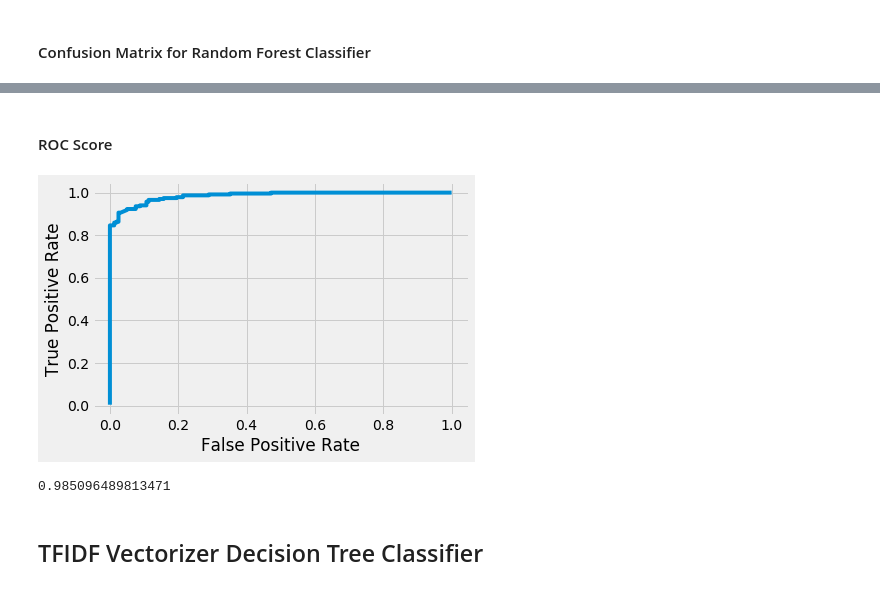
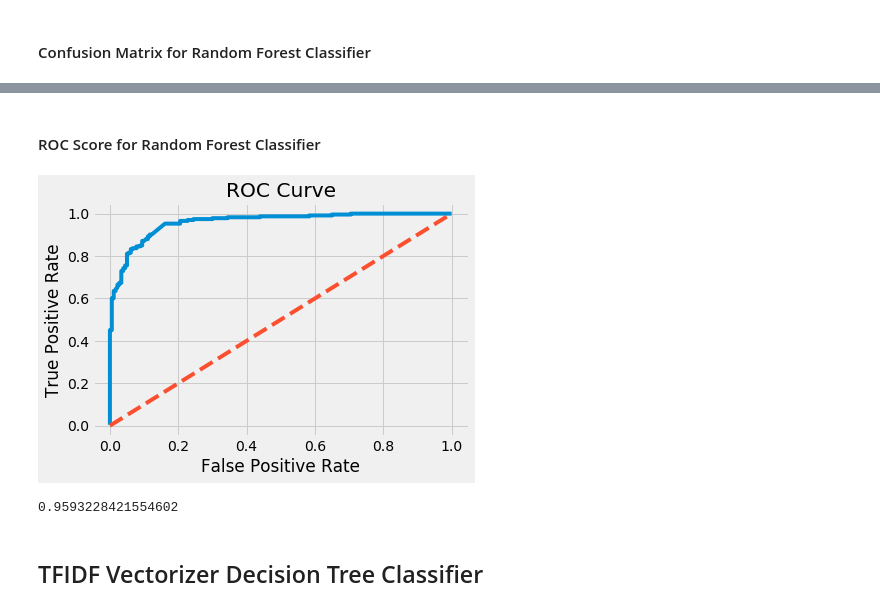
Before and after one commit to jamesdrabinsky/technical_subreddits_classifier, a Jupyter notebook: James Drabinsky_3/Notebooks/3_Modeling_Analysis.ipynb, the cells around one changed output, grey strips where cells are left out. Drawn from its saved outputs; the diff is of its cells as text; code cells hidden in the pictures.

```diff
--- a/James Drabinsky_3/Notebooks/3_Modeling_Analysis.ipynb
+++ b/James Drabinsky_3/Notebooks/3_Modeling_Analysis.ipynb
@@ -60,10 +59,10 @@ pipe = Pipeline([
     ('model', MultinomialNB())])
 # %%
 params = {
-    'tfidf__max_features': [1000],
-    'tfidf__max_df': [0.6],
-    'tfidf__min_df': [3],
-    'tfidf__ngram_range': [(1,2)]
+    'tfidf__max_features': [1000, 2000, 3000],
+    'tfidf__max_df': [0.5, 0.6, 0.7],
+    'tfidf__min_df': [2, 3, 4],
+    'tfidf__ngram_range': [(1,1), (1,2)]
 }
 # %%
 gs_multi = GridSearchCV(pipe, param_grid=params, cv=3)
@@ -273,10 +296,10 @@ pipe = Pipeline([
 # %%
 params = {
-    'tfidf__max_features': [2000],
-    'tfidf__max_df': [0.6],
-    'tfidf__min_df': [3],
+    'tfidf__max_features': [1000, 5000, 10000],
+    'tfidf__max_df': [0.5,0.6,0.7],
+    'tfidf__min_df': [2,3,4],
     'tfidf__ngram_range': [(1,2)],
-    'logreg__penalty': ['l2'],
+    'logreg__penalty': ['l1', 'l2'],
     'logreg__C':  [1e3, 1e4, 1e5],
     'logreg__class_weight': [None, 'balanced']
 }
@@ -542,15 +575,15 @@ pipe = Pipeline([
     ('rf', RandomForestClassifier())])
 # %%
 params = {
-    'tfidf__max_features': [2000],
-    'tfidf__max_df': [0.7],
-    'tfidf__min_df': [4],
+    'tfidf__max_features': [1000, 2000],
+    'tfidf__max_df': [0.5, 0.6, 0.7],
+    'tfidf__min_df': [2,3,4],
     'tfidf__ngram_range': [(1,2)],
-    'rf__n_estimators': [100],
+    'rf__n_estimators': [50, 100],
     'rf__n_jobs': [1],
-    'rf__min_samples_split': [3],
-    'rf__min_samples_leaf': [3],
-    'rf__class_weight': [None, 'balanced', 'balanced_subsample']
+    'rf__min_samples_split': [2, 10, 20],
+    'rf__min_samples_leaf': [10, 20],
+    'rf__class_weight': [None, 'balanced']
 }
 # %%
 gs_rf = GridSearchCV(pipe, param_grid=params, cv=3)
@@ -617,22 +708,21 @@ avg / total       0.93      0.93      0.93       393
 # %% [markdown]
-#### ROC Score
+#### ROC Score for Random Forest Classifier
 # %%
 fpr, tpr, threshold = roc_curve(y_test, gs_rf.predict_proba(X_test)[:, 1])
 # %%
 plt.figure()
 plt.plot(fpr, tpr)
+plt.plot([0, 1], ls="--")
 
-
+plt.title('ROC Curve')
 plt.xlabel('False Positive Rate')
-plt.ylabel('True Positive Rate')
-
-plt.show()
+plt.ylabel('True Positive Rate');
 # %% [output]
-[figure, old version]
+[figure, new version]
 # %%
 roc_auc_score(y_test, gs_rf.predict_proba(X_test)[:, 1])
 # %% [output]
-0.985096489813471
+0.9593228421554602
 # %% [markdown]
 ## TFIDF Vectorizer Decision Tree Classifier
 # %% [markdown]
```
Also changed, not shown: parts of 100 cells of this notebook, 11 other files.
